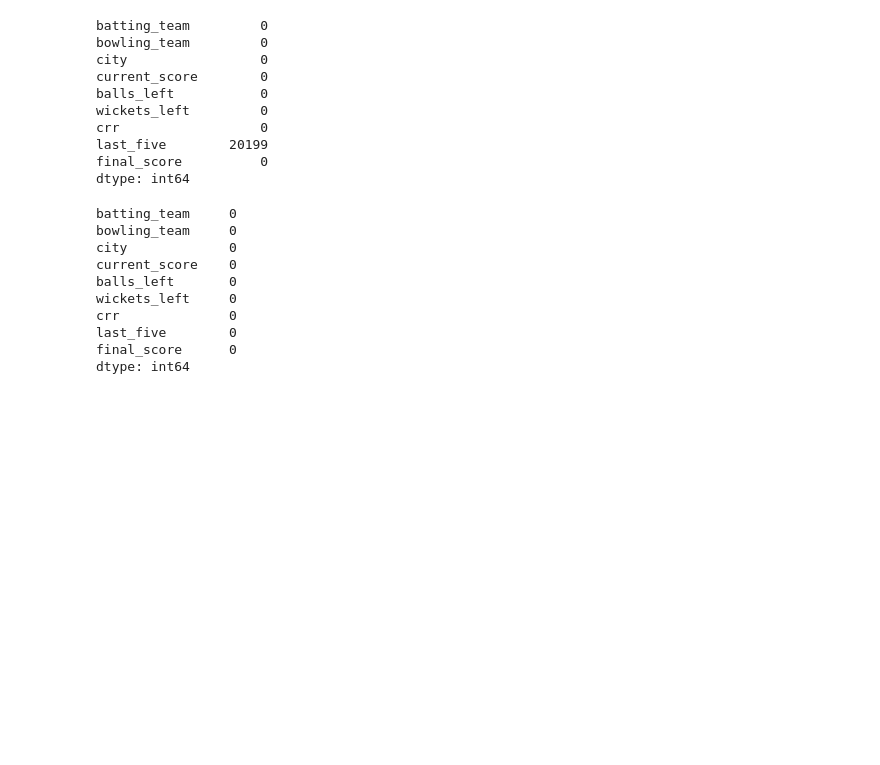
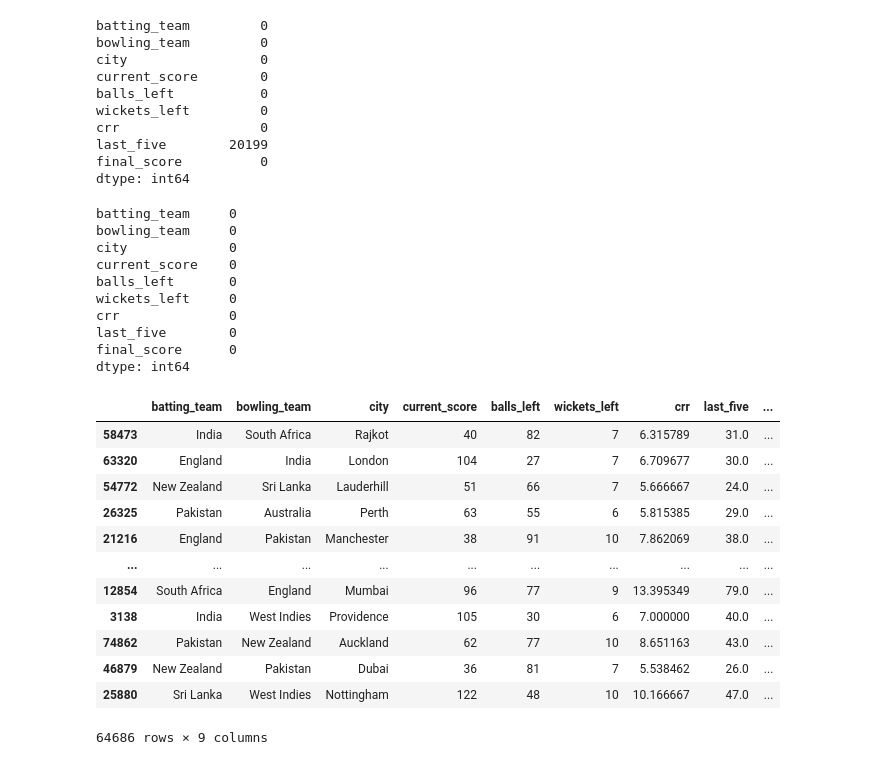
Before and after one commit to Dipesh-Ydv/T20-Score-Predictor, a Jupyter notebook: notebooks/feature_extraciton.ipynb, the cells around one changed output. Drawn from its saved outputs; the diff is of its cells as text; code cells hidden in the pictures; blank space fills up the shorter version.

```diff
--- a/notebooks/feature_extraciton.ipynb
+++ b/notebooks/feature_extraciton.ipynb
@@ -5,7 +5,7 @@ import pickle
 import warnings
 warnings.filterwarnings('ignore')
 # %%
-df = pickle.load(open('../data/dataset_level1.pkl', 'rb'))
+df = joblib.load('../data/dataset_level1.pkl')
 # %% [markdown]
 ### Features required
 - batting_team
@@ -289,4 +289,20 @@ final_score      0
 dtype: int64
 # %%
 final_df = final_df.sample(final_df.shape[0])
+# %%
+final_df
+# %% [output]
+|  | batting_team | bowling_team | city | current_score | balls_left | wickets_left | crr | last_five | ... |
+| 58473 | India | South Africa | Rajkot | 40 | 82 | 7 | 6.315789 | 31.0 | ... |
+| 63320 | England | India | London | 104 | 27 | 7 | 6.709677 | 30.0 | ... |
+| 54772 | New Zealand | Sri Lanka | Lauderhill | 51 | 66 | 7 | 5.666667 | 24.0 | ... |
+| 26325 | Pakistan | Australia | Perth | 63 | 55 | 6 | 5.815385 | 29.0 | ... |
+| 21216 | England | Pakistan | Manchester | 38 | 91 | 10 | 7.862069 | 38.0 | ... |
+| ... | ... | ... | ... | ... | ... | ... | ... | ... | ... |
+| 12854 | South Africa | England | Mumbai | 96 | 77 | 9 | 13.395349 | 79.0 | ... |
+| 3138 | India | West Indies | Providence | 105 | 30 | 6 | 7.000000 | 40.0 | ... |
+| 74862 | Pakistan | New Zealand | Auckland | 62 | 77 | 10 | 8.651163 | 43.0 | ... |
+| 46879 | New Zealand | Pakistan | Dubai | 36 | 81 | 7 | 5.538462 | 26.0 | ... |
+| 25880 | Sri Lanka | West Indies | Nottingham | 122 | 48 | 10 | 10.166667 | 47.0 | ... |
+64686 rows × 9 columns
 # %%
```
Also changed, not shown: parts of 2 cells of this notebook, 6 other files.
